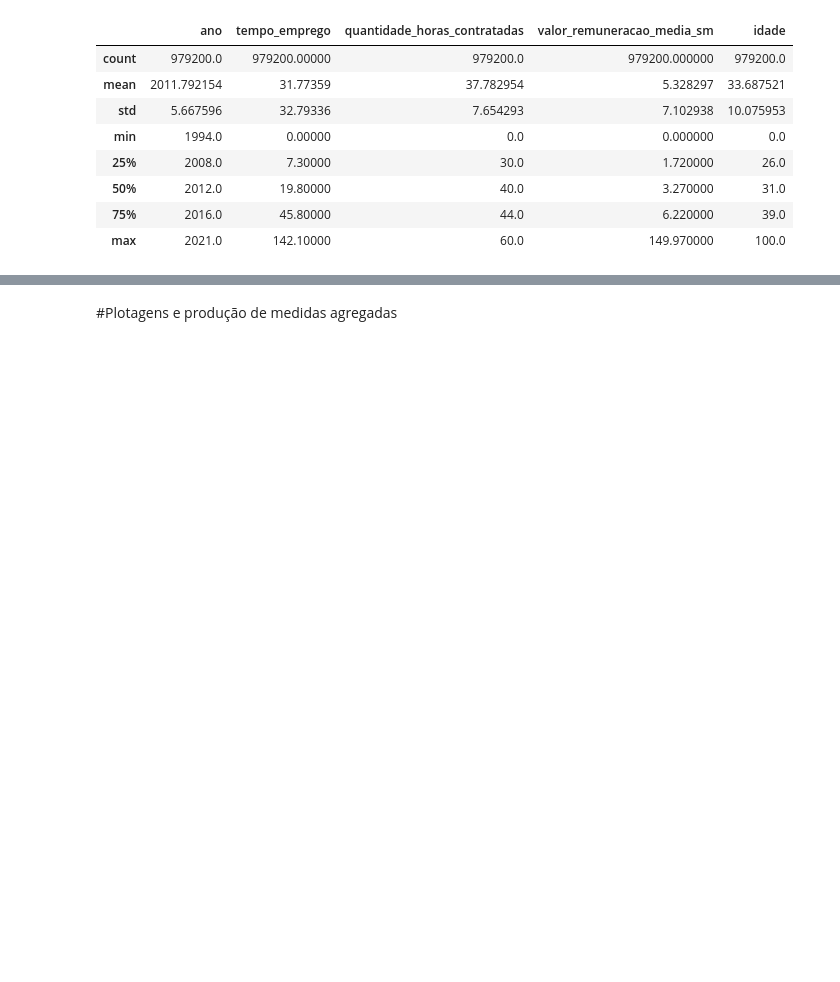
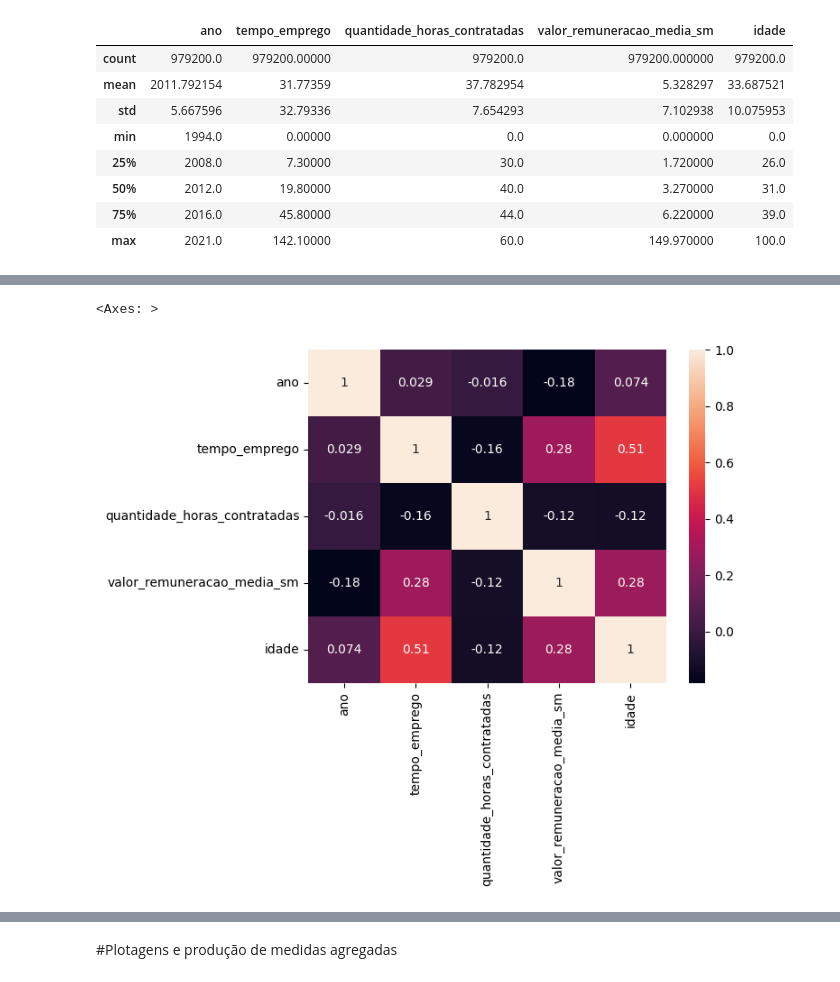
Before and after one commit to diogomleite/transformacaotrabalhojornalistas, a Jupyter notebook: Querys.ipynb, the cells around one changed output, grey strips where cells are left out. Saved outputs shown, nothing was run; the diff lists cells and outputs as text; code cells hidden in the pictures; blank space fills up the shorter version.

```diff
--- a/Querys.ipynb
+++ b/Querys.ipynb
@@ -214,0 +229,6 @@ tempoempregousar.describe()
+# %%
+corr_matrix = horasusar.corr()
+sns.heatmap(corr_matrix, annot = True)
+# %% [output]
+<Axes: >
+[figure, added]
```
Also changed, not shown: parts of 9 cells of this notebook.
